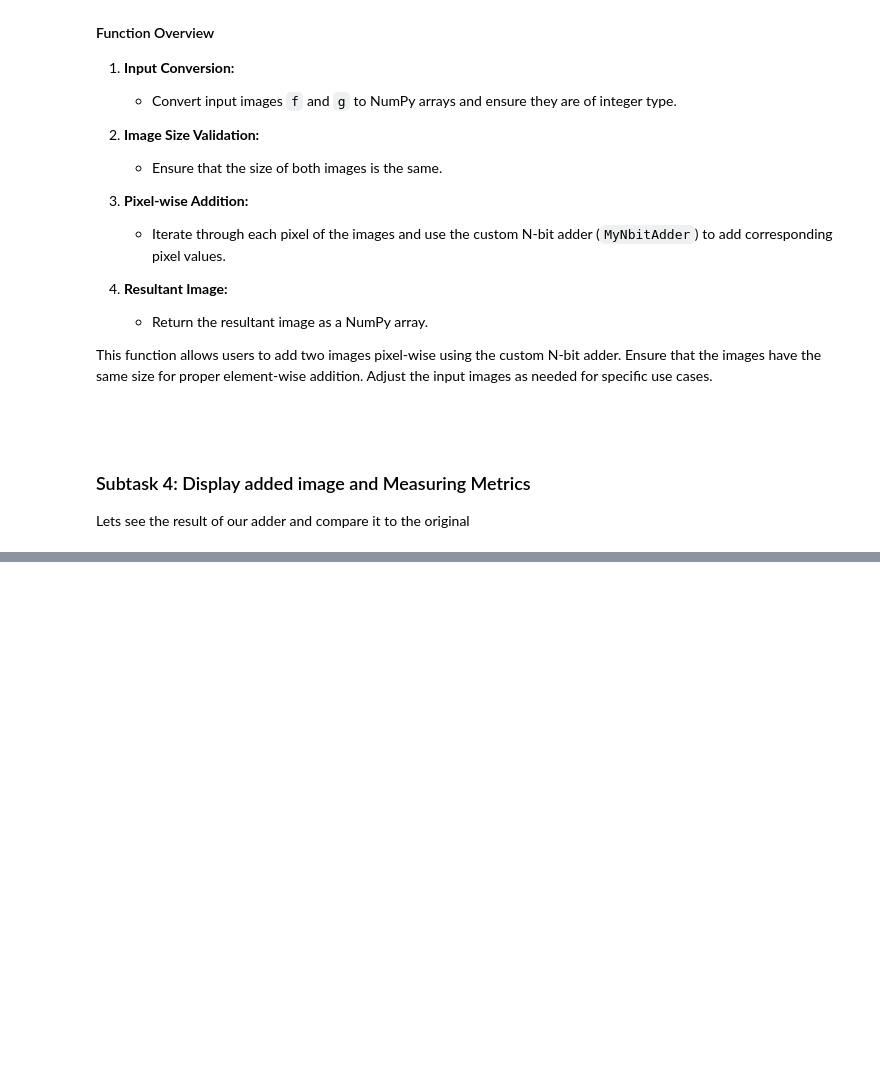
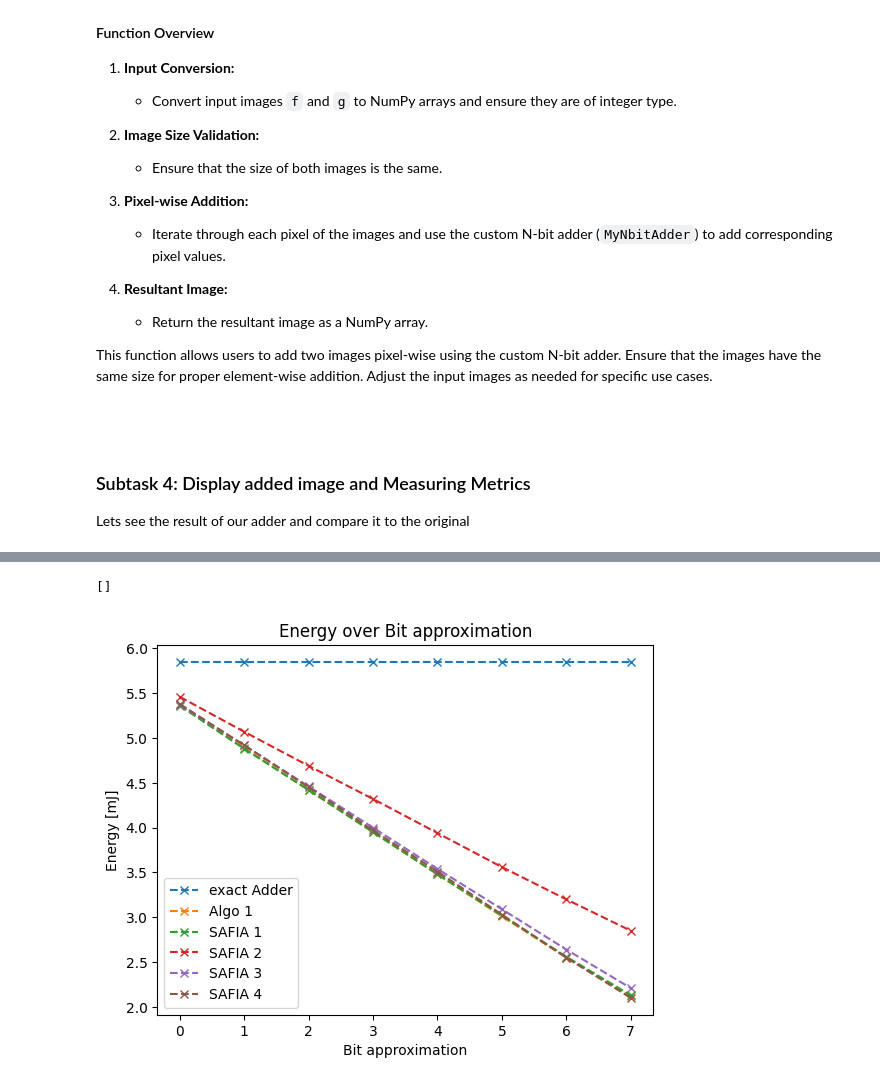
Before and after one commit to fsengi/epcExercise, a Jupyter notebook: ex05/Energy Consumption of einstein exact adder/Energy Consumption of einstein exact adder/Exercise 5.ipynb, the cells around one changed output, grey strips where cells are left out. Cells and saved outputs as stored; diff of their text form; code cells hidden in the pictures; blank space fills up the shorter version.

```diff
--- a/ex05/Energy Consumption of einstein exact adder/Energy Consumption of einstein exact adder/Exercise 5.ipynb
+++ b/ex05/Energy Consumption of einstein exact adder/Energy Consumption of einstein exact adder/Exercise 5.ipynb
@@ -343,0 +419,13 @@ ValueError: x and y must have same first dimension, but have shapes (6,) and (5,
+# %%
+# energy consumption over different amount of Bits and algorithms
+for indexalgo, algo in enumerate(algo_list):
+    plt.plot(loaded_dict[algo]["energy_con"],"x--",  label=algo)
+    plt.title(f"Energy over Bit approximation")
+    plt.xlabel("Bit approximation")
+    plt.ylabel("Energy [mJ]")
+
+plt.legend()
+plt.plot()
+# %% [output]
+[]
+[figure, added]
```
Also changed, not shown: parts of 9 cells of this notebook, 1 other file.
